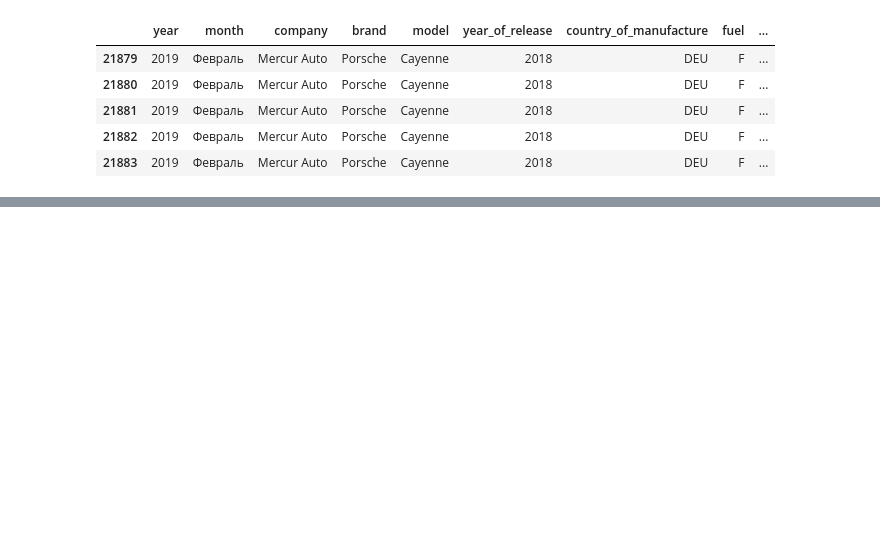
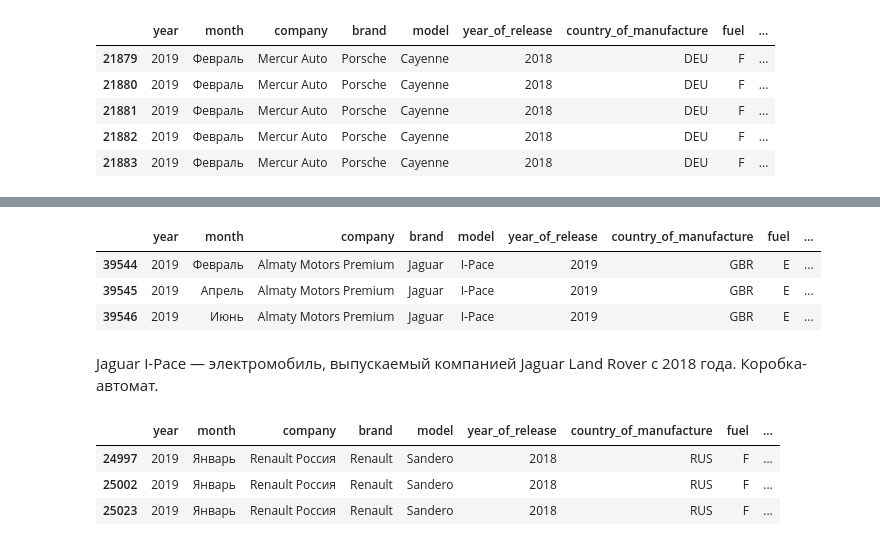
Before and after one commit to analyst-plv/car-sales, a Jupyter notebook: Авторынок.ipynb, the cells around one changed output, grey strips where cells are left out. Drawn from its saved outputs; the diff is of its cells as text; code cells hidden in the pictures; blank space fills up the shorter version.

```diff
--- a/Авторынок.ipynb
+++ b/Авторынок.ipynb
@@ -755,0 +747,16 @@ df[df['transmission_box']=='8']
+# %%
+df[df['transmission_box']=='РЕДУКТОР']
+# %% [output]
+|  | year | month | company | brand | model | year_of_release | country_of_manufacture | fuel | ... |
+| 39544 | 2019 | Февраль | Almaty Motors Premium | Jaguar | I-Pace | 2019 | GBR | E | ... |
+| 39545 | 2019 | Апрель | Almaty Motors Premium | Jaguar | I-Pace | 2019 | GBR | E | ... |
+| 39546 | 2019 | Июнь | Almaty Motors Premium | Jaguar | I-Pace | 2019 | GBR | E | ... |
+# %% [markdown]
+Jaguar I-Pace — электромобиль, выпускаемый компанией Jaguar Land Rover с 2018 года. Коробка- автомат.
+# %%
+df[df['transmission_box']=='0']
+# %% [output]
+|  | year | month | company | brand | model | year_of_release | country_of_manufacture | fuel | ... |
+| 24997 | 2019 | Январь | Renault Россия | Renault | Sandero | 2018 | RUS | F | ... |
+| 25002 | 2019 | Январь | Renault Россия | Renault | Sandero | 2018 | RUS | F | ... |
+| 25023 | 2019 | Январь | Renault Россия | Renault | Sandero | 2018 | RUS | F | ... |
```
Also changed, not shown: parts of 54 cells of this notebook.
